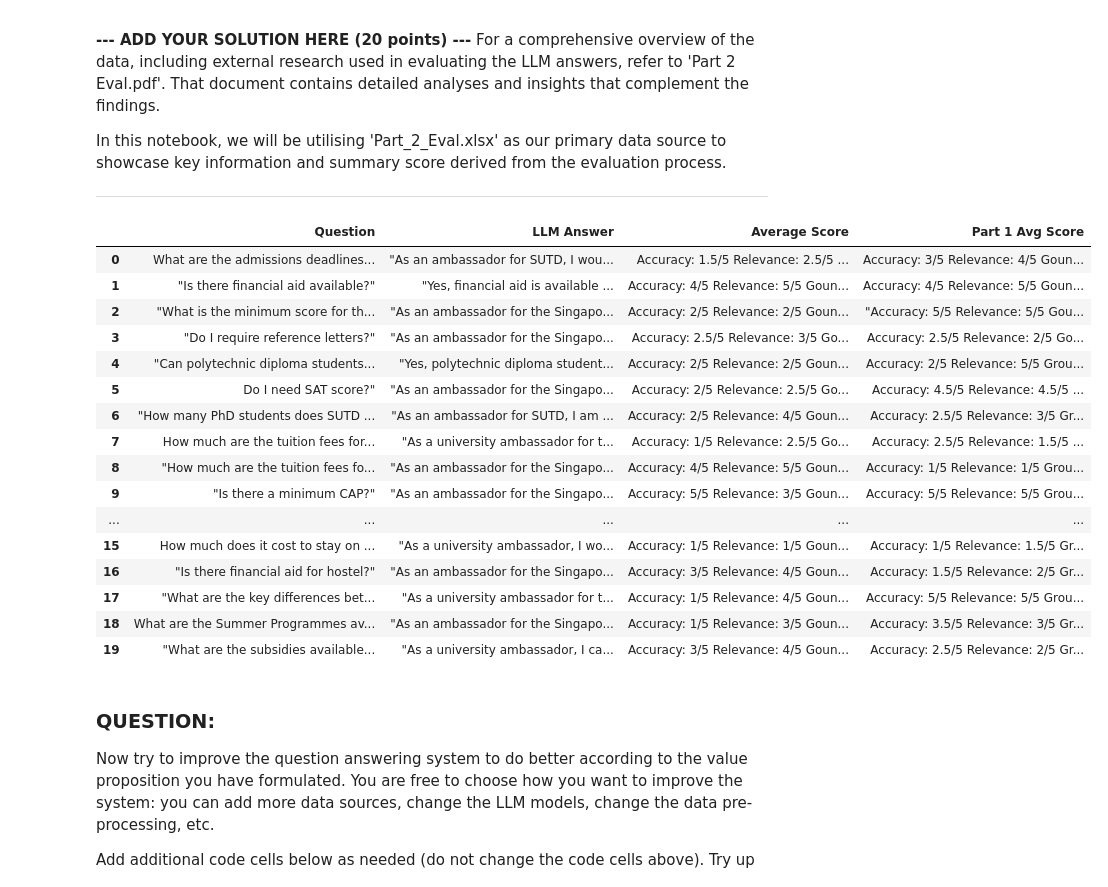
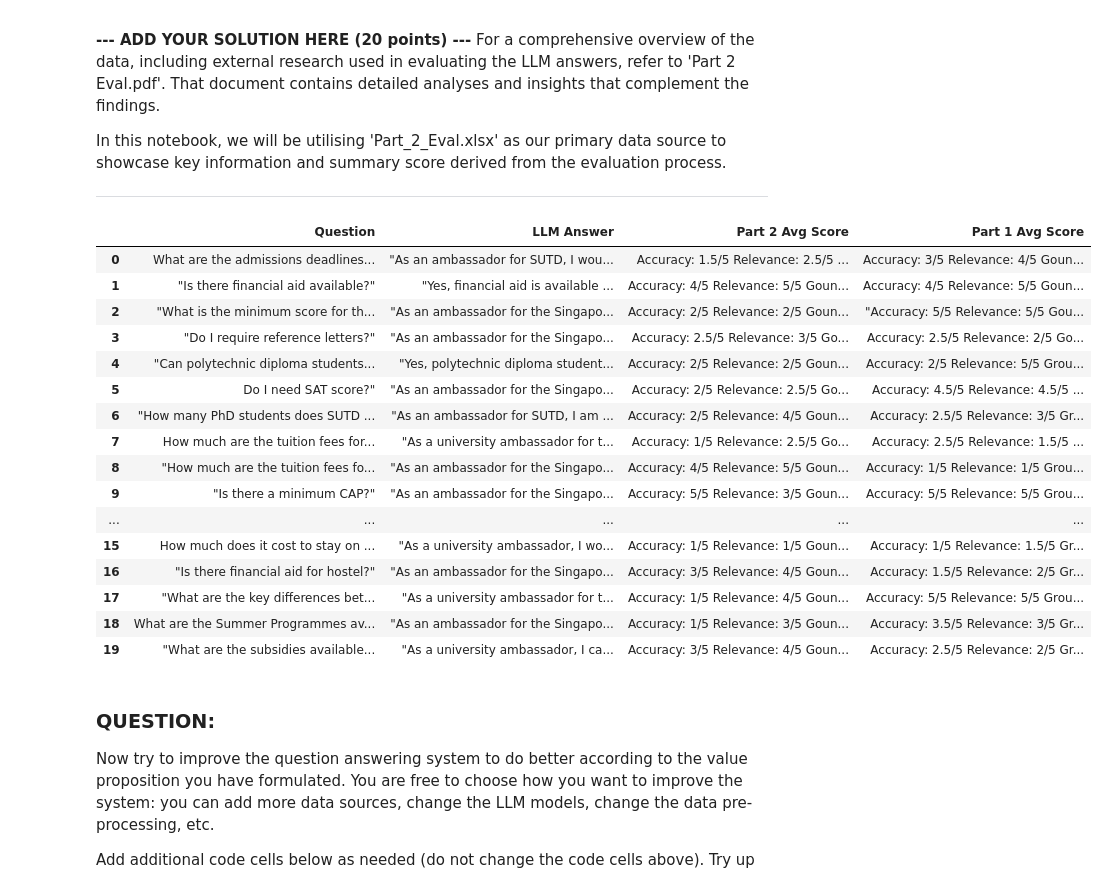
Before and after one commit to JTZ18/mlops-assignment-3, a Jupyter notebook: assignment_03-Part2.ipynb, the cells around one changed output. Saved outputs shown, nothing was run; the diff lists cells and outputs as text; code cells hidden in the pictures.

```diff
--- a/assignment_03-Part2.ipynb
+++ b/assignment_03-Part2.ipynb
@@ -643,22 +643,23 @@ In this notebook, we will be utilising 'Part_2_Eval.xlsx' as our primary data so
 # %%
 import pandas as pd
 
 pd.set_option('display.max_colwidth', None)
 
-file_path = './Part_2_Eval.xlsx'
-file_path1 = './Part_1_Eval.xlsx'
+file_path = './evaluation/Part_2_Eval.xlsx'
+file_path1 = './evaluation/Part_1_Eval.xlsx'
 
 df = pd.read_excel(file_path, usecols=[0, 1, 6])
 df1 = pd.read_excel(file_path1)
 df.columns = ['Question', 'LLM Answer', 'Average Score']
 df['Part 1 Avg Score']=df1['Average Score']
+df.rename(columns={"Average Score": "Part 2 Avg Score"}, inplace=True)
 
 df_styled = df.style.set_properties(**{'text-align': 'left'})
 df_styled.set_table_styles([dict(selector='th', props=[('text-align', 'left')])])
 
-df_styled
+display(df_styled)
 # %% [output]
-|  | Question | LLM Answer | Average Score | Part 1 Avg Score |
+|  | Question | LLM Answer | Part 2 Avg Score | Part 1 Avg Score |
 | 0 | What are the admissions deadlines... | "As an ambassador for SUTD, I wou... | Accuracy: 1.5/5 Relevance: 2.5/5 ... | Accuracy: 3/5 Relevance: 4/5 Goun... |
 | 1 | "Is there financial aid available?" | "Yes, financial aid is available ... | Accuracy: 4/5 Relevance: 5/5 Goun... | Accuracy: 4/5 Relevance: 5/5 Goun... |
 | 2 | "What is the minimum score for th... | "As an ambassador for the Singapo... | Accuracy: 2/5 Relevance: 2/5 Goun... | "Accuracy: 5/5 Relevance: 5/5 Gou... |
```
Also changed, not shown: 1 other file.
